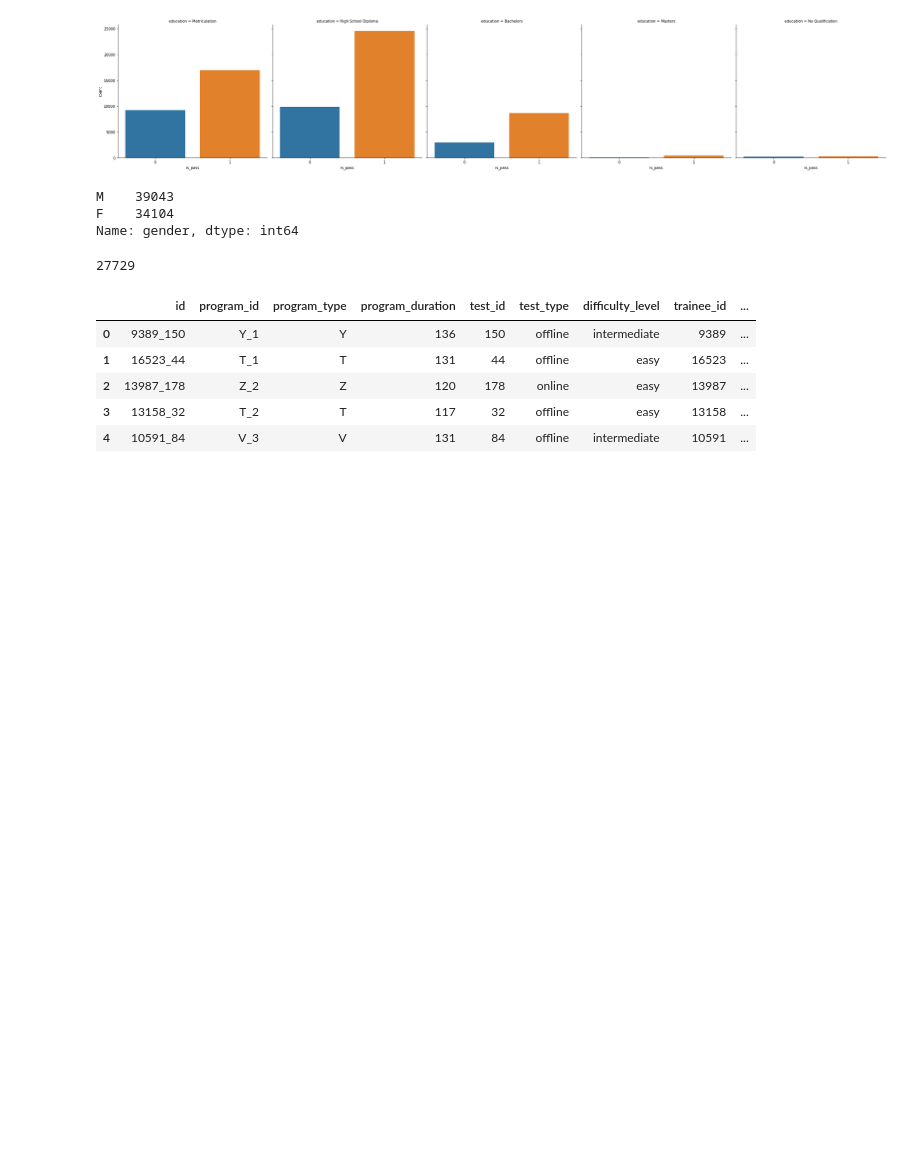
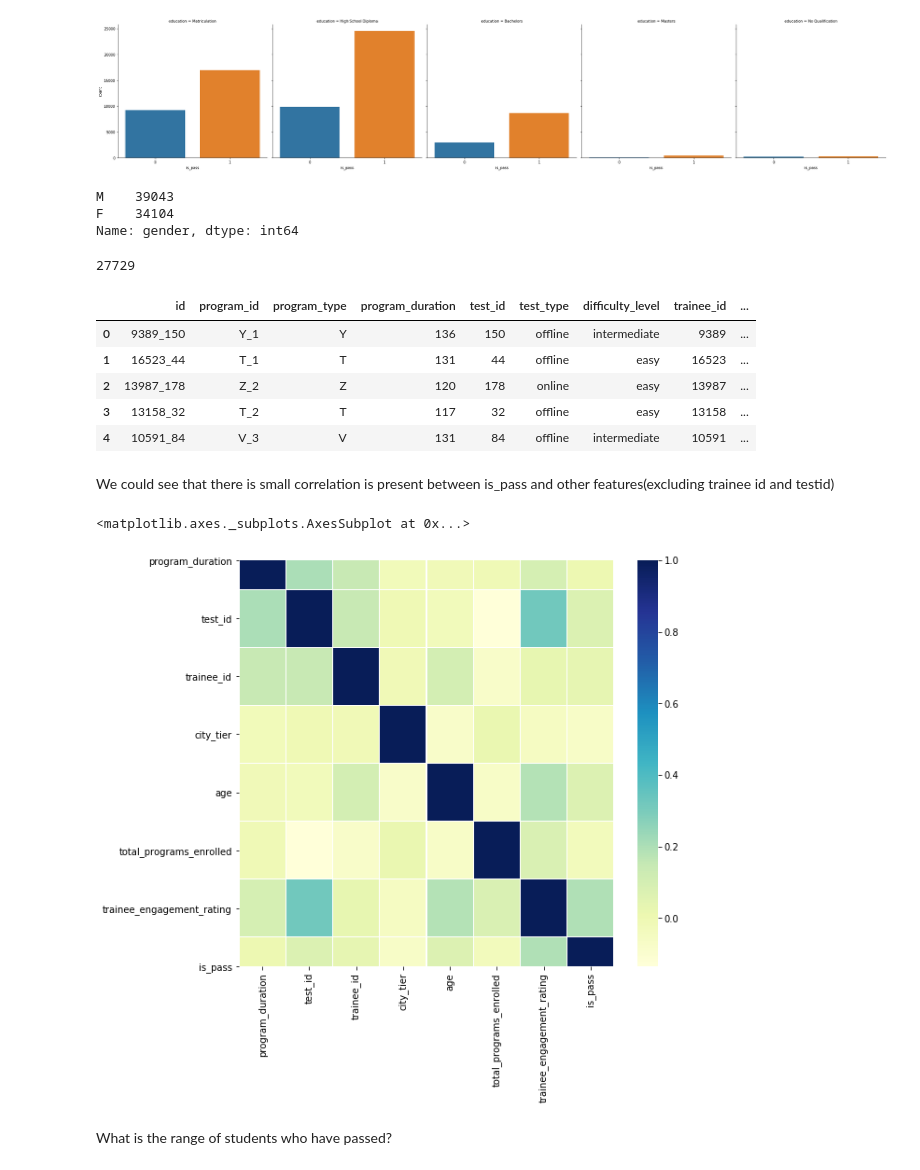
Before and after one commit to DB11051998/Pass_prediction, a Jupyter notebook: pass_prediction.ipynb, the cells around one changed output. Saved outputs shown, nothing was run; the diff lists cells and outputs as text; code cells hidden in the pictures; blank space fills up the shorter version.

```diff
--- a/pass_prediction.ipynb
+++ b/pass_prediction.ipynb
@@ -199,0 +202,12 @@ df_train.head()
+# %%
+corr=df_train.corr()
+# %% [markdown]
+We could see that there is small correlation is present between is_pass and other features(excluding trainee id and testid)
+# %%
+f, ax = plt.subplots(figsize =(9, 8))
+sns.heatmap(corr, ax = ax, cmap ="YlGnBu", linewidths = 0.1)
+# %% [output]
+<matplotlib.axes._subplots.AxesSubplot at 0x...>
+[figure, added]
+# %% [markdown]
+What is the range of students who have passed?
```
Also changed, not shown: parts of 29 cells of this notebook.
